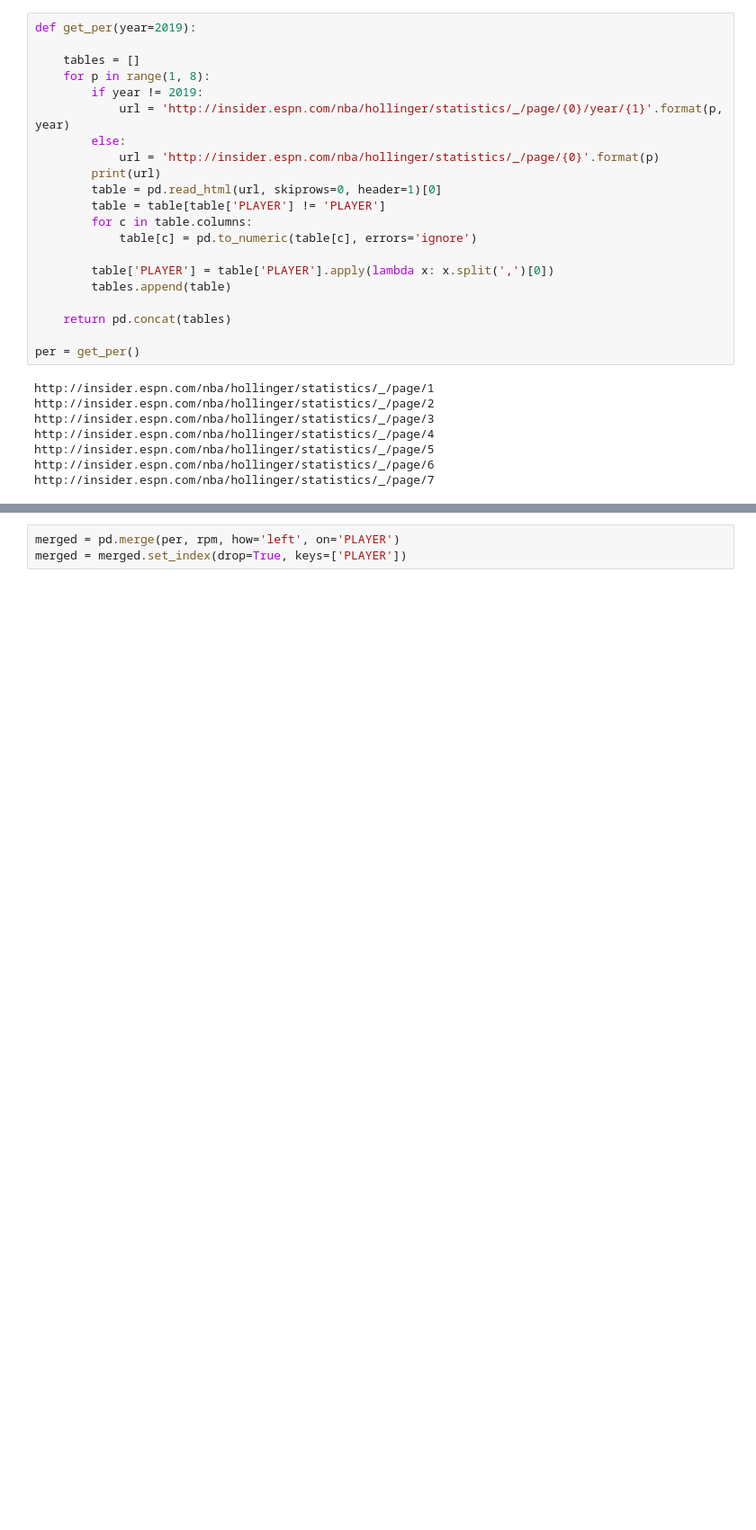
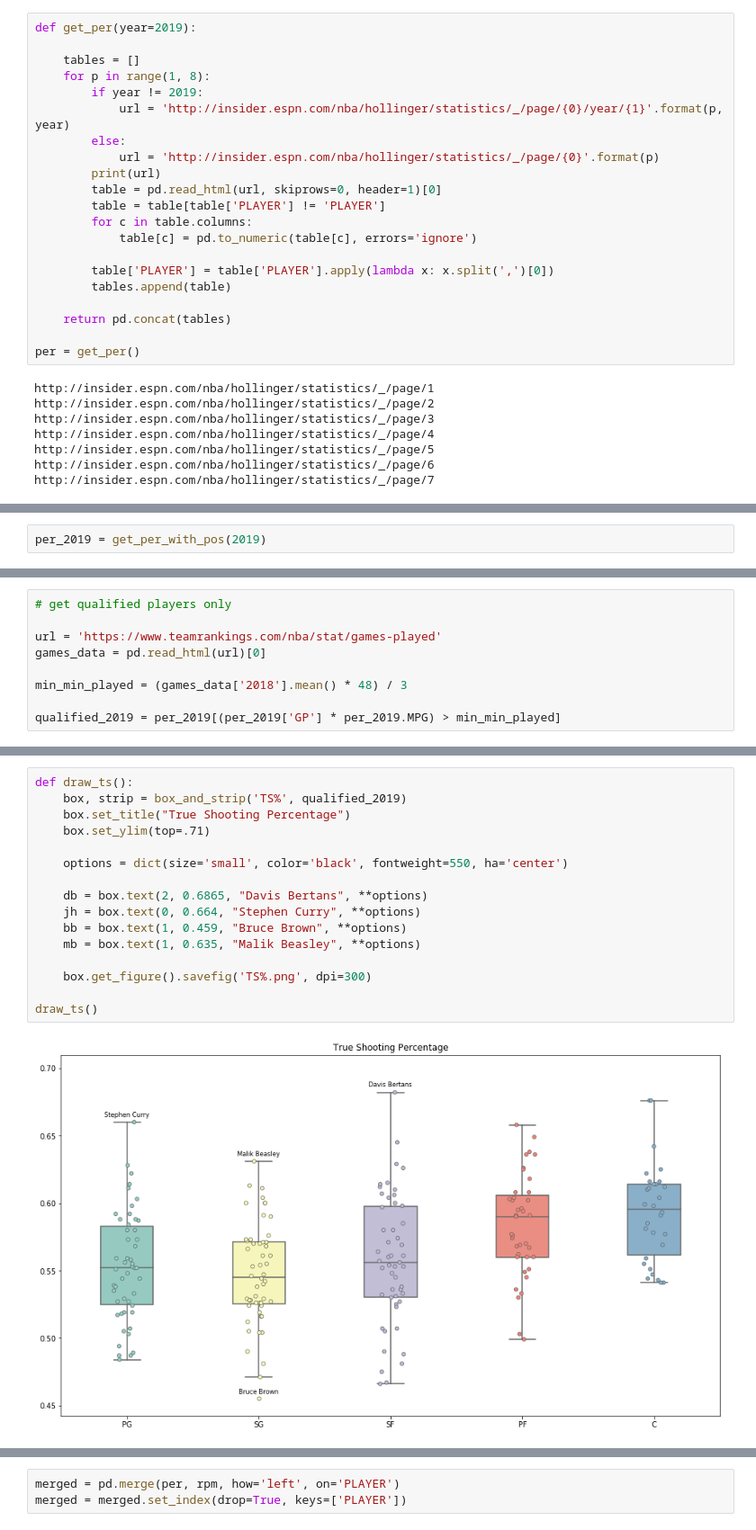
Before and after one commit to jzhang621/pandas_nba_tutorial_notebook, a Jupyter notebook: workspace/RPM v. PER.ipynb, the cells around one changed output, grey strips where cells are left out. Shown: that part at 90% size. Saved outputs shown, nothing was run; the diff lists cells and outputs as text; blank space fills up the shorter version.

```diff
--- a/workspace/RPM v. PER.ipynb
+++ b/workspace/RPM v. PER.ipynb
@@ -126,0 +101,2 @@ found: http://insider.espn.com/nba/hollinger/statistics/_/position/c/page/2/year
+# %%
+per_2019 = get_per_with_pos(2019)
@@ -126,0 +114,9 @@ found: http://insider.espn.com/nba/hollinger/statistics/_/position/c/page/2/year
+# %%
+# get qualified players only
+
+url = 'https://www.teamrankings.com/nba/stat/games-played'
+games_data = pd.read_html(url)[0]
+
+min_min_played = (games_data['2018'].mean() * 48) / 3
+
+qualified_2019 = per_2019[(per_2019['GP'] * per_2019.MPG) > min_min_played]
@@ -167,0 +166,18 @@ found: http://insider.espn.com/nba/hollinger/statistics/_/position/c/page/2/year
+# %%
+def draw_ts():
+    box, strip = box_and_strip('TS%', qualified_2019)
+    box.set_title("True Shooting Percentage")
+    box.set_ylim(top=.71)
+
+    options = dict(size='small', color='black', fontweight=550, ha='center')
+
+    db = box.text(2, 0.6865, "Davis Bertans", **options)
+    jh = box.text(0, 0.664, "Stephen Curry", **options)
+    bb = box.text(1, 0.459, "Bruce Brown", **options)
+    mb = box.text(1, 0.635, "Malik Beasley", **options)
+
+    box.get_figure().savefig('TS%.png', dpi=300)
+
+draw_ts()
+# %% [output]
+[figure, added]
```
Also changed, not shown: parts of 23 cells of this notebook, 16 other files.
